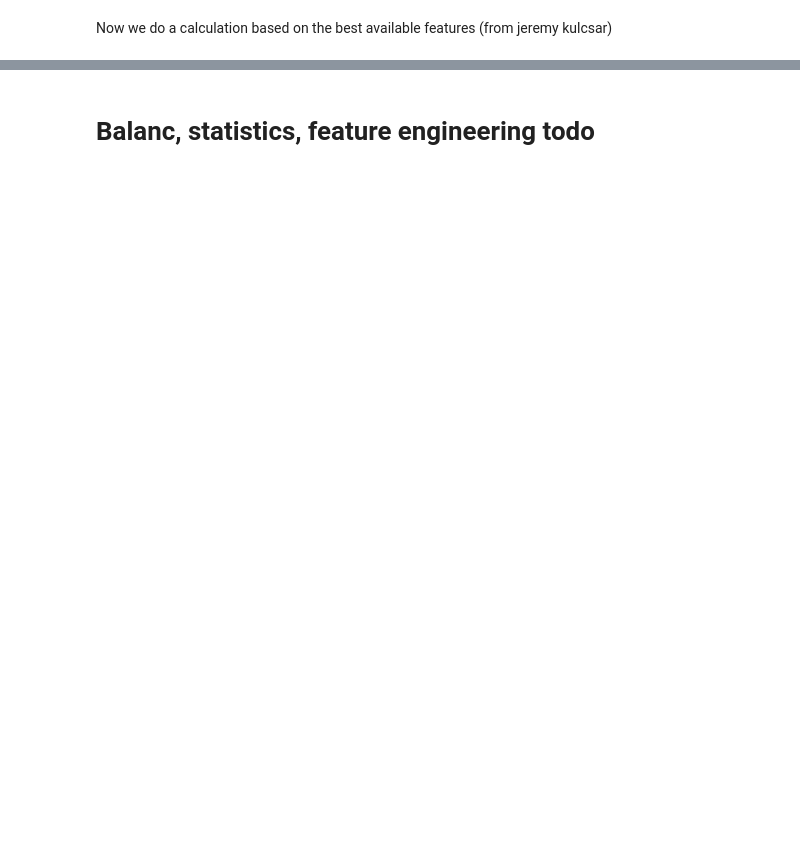
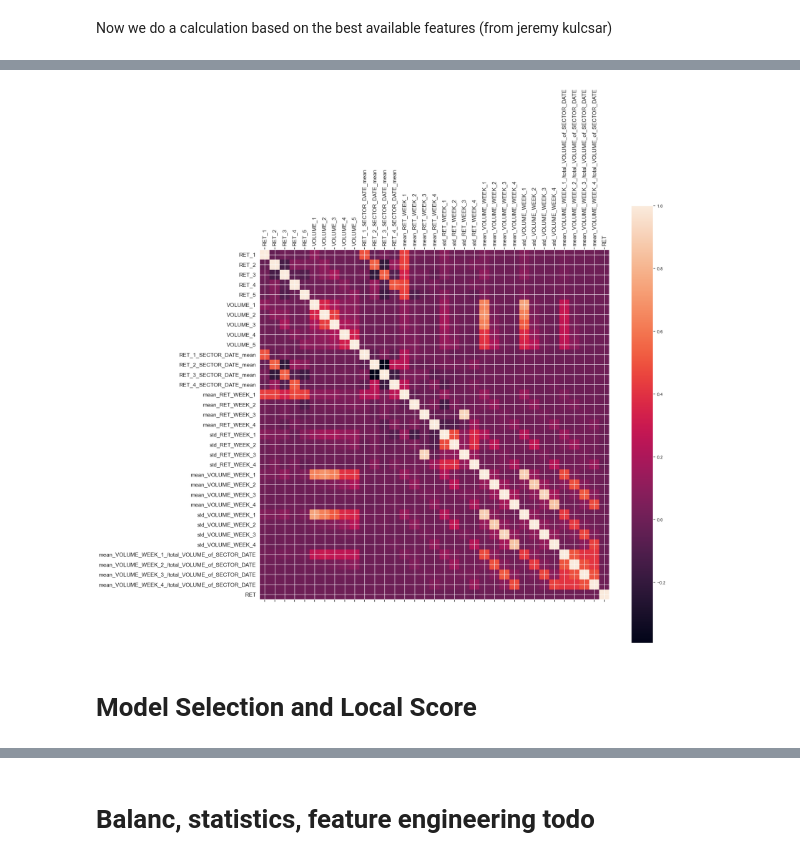
Before and after one commit to lbrilh/QRT-StockReturnPrediction, a Jupyter notebook: QRT.ipynb, the cells around one changed output, grey strips where cells are left out. Cells and saved outputs as stored; diff of their text form; code cells hidden in the pictures; blank space fills up the shorter version.

```diff
--- a/QRT.ipynb
+++ b/QRT.ipynb
@@ -193,0 +228,16 @@ Now we do a calculation based on the best available features (from jeremy kulcsa
+# %%
+# Conditional aggregated features
+shifts = [1,2,3,4]  # Choose some different shifts
+statistics = ['mean', 'median']  # the type of stat
+gb_features_list = [['SECTOR', 'DATE']]
+target_features = ['RET']
+for target_feature in target_features:
+    for gb_features in gb_features_list:
+        tmp_name = '_'.join(gb_features)
+        for shift in shifts:
+            for stat in statistics:
+                name = f'{target_feature}_{shift}_{tmp_name}_{stat}'
+                feat = f'{target_feature}_{shift}'
+                new_features.append(name)
+                for data in [train, test]:
+                    data[name] = data.groupby(gb_features)[feat].transform(stat)
@@ -247,0 +315,15 @@ for target_feature in target_features:
+# %%
+shifts = [1,2,3,4]  # Choose some different shifts
+statistics = ['sum']  # the type of stat
+gb_features_list = [['SECTOR', 'DATE']]
+target_features = ['mean_RET_WEEK']
+for target_feature in target_features:
+    for gb_features in gb_features_list:
+        tmp_name = '_'.join(gb_features)
+        for shift in shifts:
+            for stat in statistics:
+                name = f'{target_feature}_{shift}_/total_RET_of_SECTOR_DATE'
+                feat = f'{target_feature}_{shift}'
+                new_features.append(name)
+                for data in [train, test]:
+                    data[name] = data[feat]/data.groupby(gb_features)[feat].transform('sum')
@@ -247,0 +350,12 @@ for target_feature in target_features:
+# %%
+corr_features = features + ['RET']
+fig = plt.figure(figsize=(20,20))
+plt.matshow(train[corr_features].corr(), fignum=fig.number)
+plt.xticks(range(train[corr_features].shape[1]), train[corr_features].columns, rotation=90, fontsize=14)
+plt.yticks(range(train[corr_features].shape[1]), train[corr_features].columns, fontsize=14)
+plt.colorbar()
+plt.show()
+# %% [output]
+[figure, added]
+# %% [markdown]
+# Model Selection and Local Score
```
Also changed, not shown: parts of 46 cells of this notebook, 5 other files.
